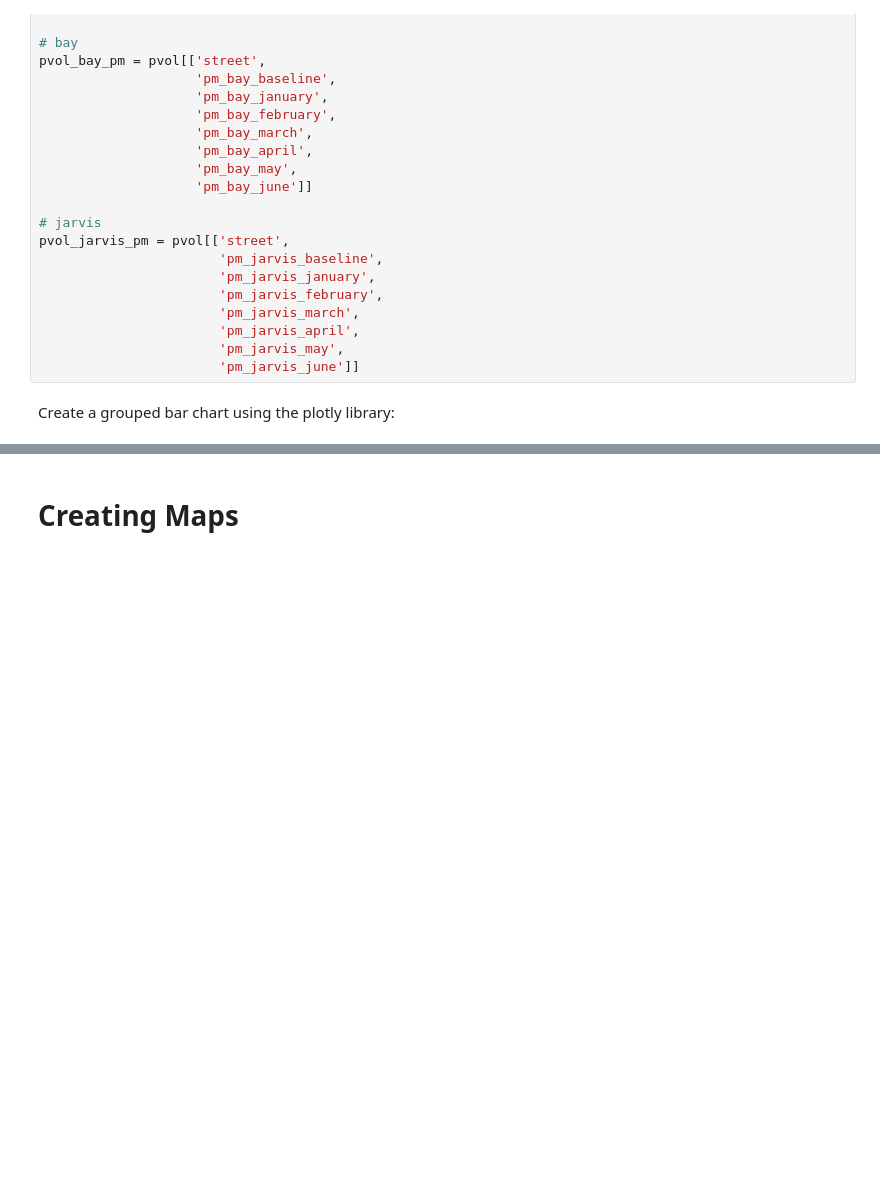
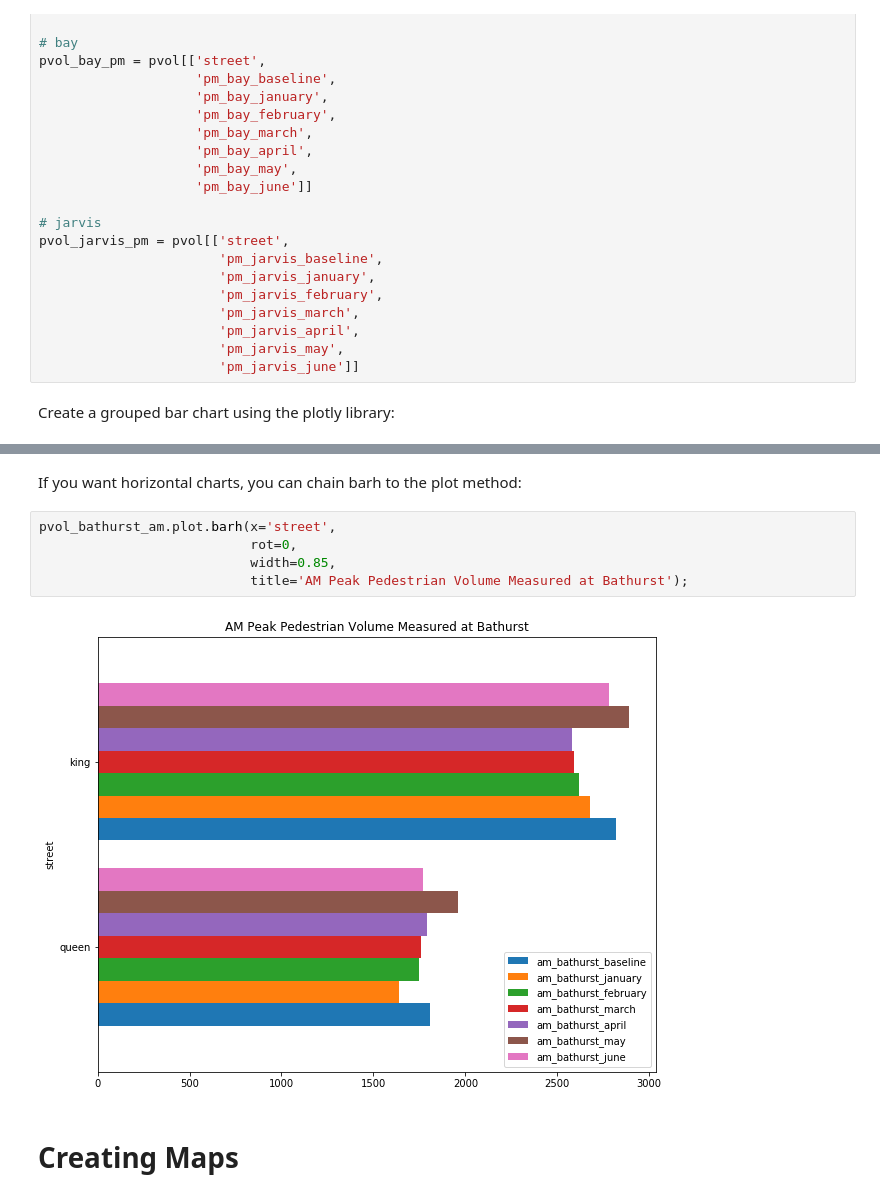
Before and after one commit to CriticalMaking/TPL, a Jupyter notebook: tpl.ipynb, the cells around one changed output, grey strips where cells are left out. Cells and saved outputs as stored; diff of their text form; blank space fills up the shorter version.

```diff
--- a/tpl.ipynb
+++ b/tpl.ipynb
@@ -205,3 +218,12 @@ py.iplot(fig, filename='grouped-bar')
+# %% [markdown]
+If you want horizontal charts, you can chain barh to the plot method:
+# %%
+pvol_bathurst_am.plot.barh(x='street',
+                           rot=0,
+                           width=0.85,
+                           title='AM Peak Pedestrian Volume Measured at Bathurst');
+# %% [output]
+[figure, added]
 # %% [markdown]
 
 # Creating Maps
```
Also changed, not shown: parts of 4 cells of this notebook, 1 other file.
